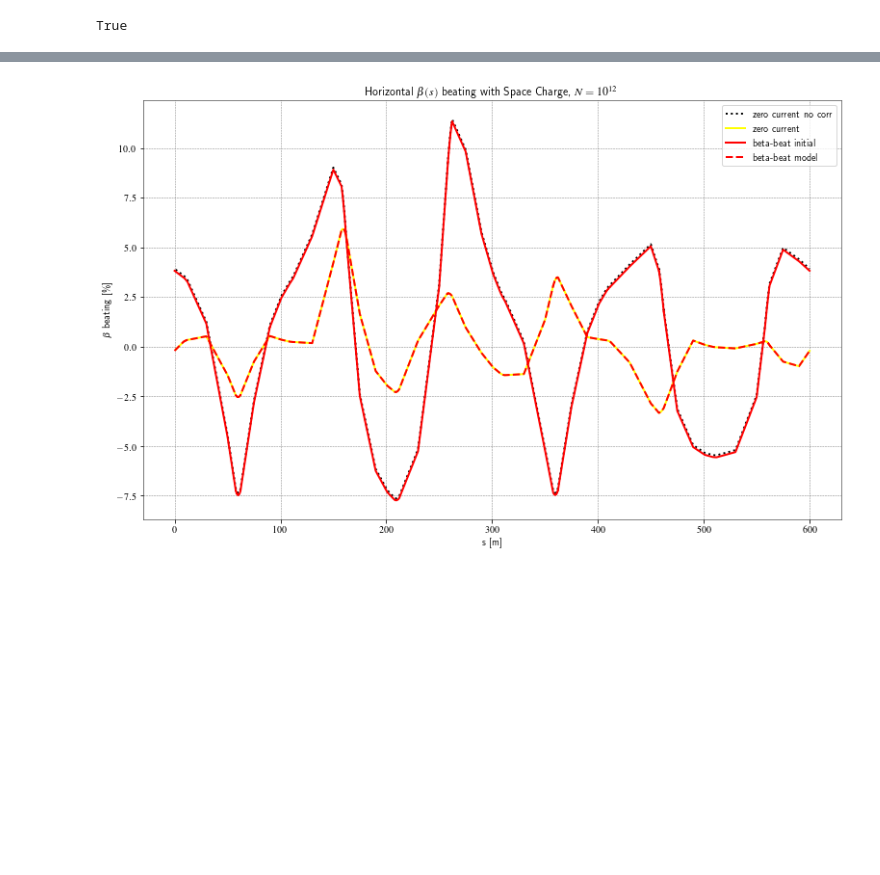
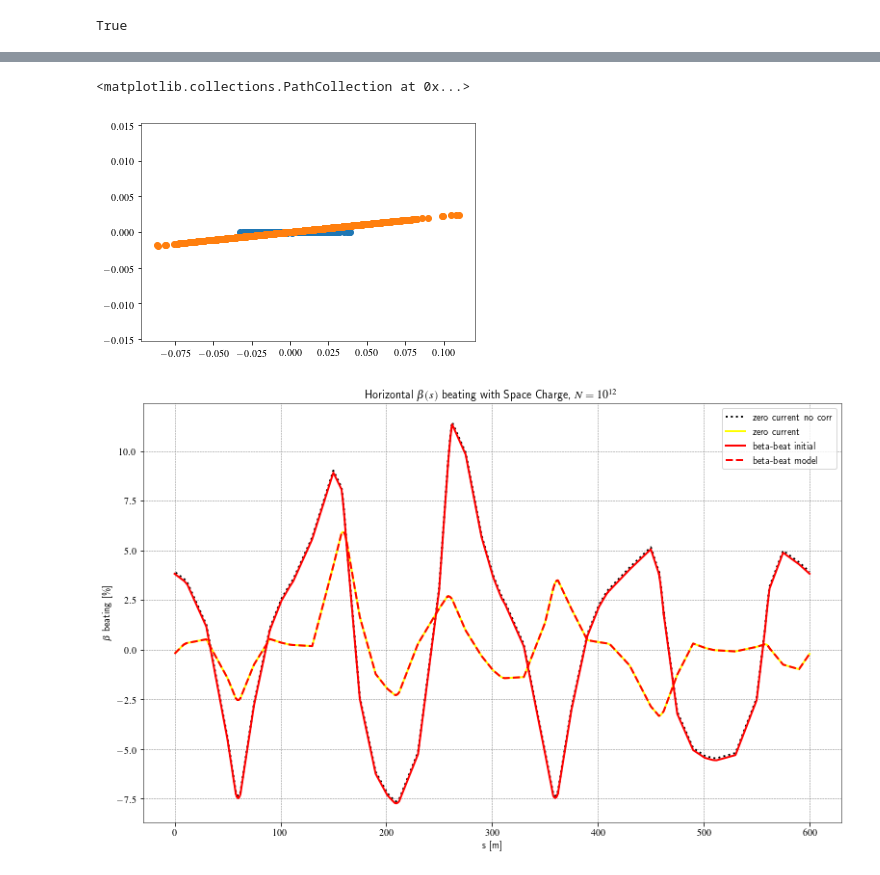
Before and after one commit to drabusov/beta-beating, a Jupyter notebook: FODO.ipynb, the cells around one changed output, grey strips where cells are left out. Drawn from its saved outputs; the diff is of its cells as text; code cells hidden in the pictures; blank space fills up the shorter version.

```diff
--- a/FODO.ipynb
+++ b/FODO.ipynb
@@ -477,0 +485,26 @@ plt.show()
+# %%
+E = 10**(-6)
+be_x,ge_x = np.sqrt(DF1["betx"][0]*E), np.sqrt((DF1["alfx"][0]**2+1)/DF1["betx"][0]**2*E)
+be_y,ge_y = np.sqrt(DF1["bety"][0]*E), np.sqrt((DF1["alfy"][0]**2+1)/DF1["bety"][0]**2*E)
+
+params_str = "be_x:={}; ge_x:={}; be_y:={}; ge_y:={};".format(be_x,ge_x,be_y,ge_y)
+
+track_str = '''
+
+track, onepass=true, onetable = true, file = "record.txt";
+
+i=1;
+while (i<=1000)
+{
+start, x=be_x*gauss(),px=ge_x*gauss(),y=be_y*gauss(),py=ge_y*gauss(), t=0.0, pt = 0.0;
+i=i+1;
+}
+
+//observe, place=fodo$start;
+
+run, turns=100,ffile=100;
+//run, turns=2;
+endtrack;
+'''
+madx.input(params_str)
+madx.input(track_str)
@@ -477,0 +513,5 @@ plt.show()
+# %%
+nams = ["number", "turn", "x","px","y","py","t","pt","s","E"]
+rws = [i for i in range(54)]+[i for i in range(1054, 2055)]
+df1 =pd.read_csv("record.txtone",skiprows=rws, delimiter="\s+", names=nams)
+df2 =pd.read_csv("record.txtone",skiprows=1055, delimiter="\s+", names=nams)
@@ -478,3 +539,9 @@ plt.show()
+# %%
+plt.scatter(df1["x"],df1["px"])
+plt.scatter(df2["x"],df2["px"])
+# %% [output]
+<matplotlib.collections.PathCollection at 0x...>
+[figure, added]
 # %%
 dip_corr = '''kn0_corr_00 := {};\nkn0_corr_01 := {};\nkn0_corr_10 := {};\nkn0_corr_11 := {};\nkn0_corr_20 := {};
 kn0_corr_21 := {};\nkn0_corr_30 := {};\nkn0_corr_31 := {};\nkn0_corr_40 := {};\nkn0_corr_41 := {};
```
Also changed, not shown: parts of 6 cells of this notebook.
